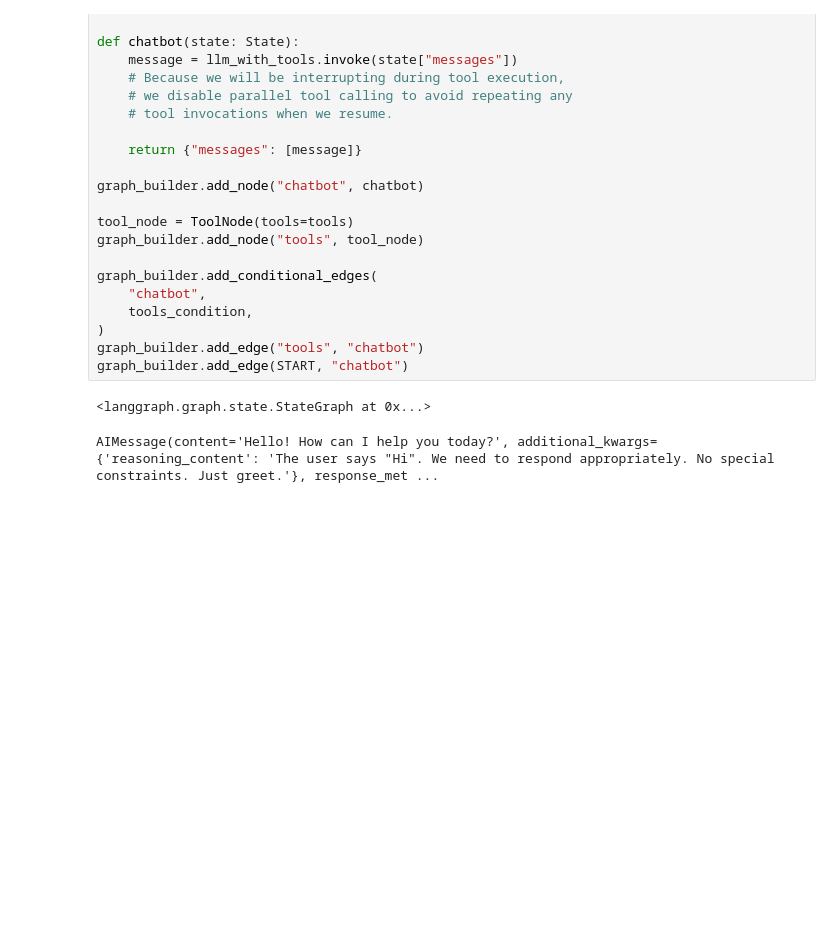
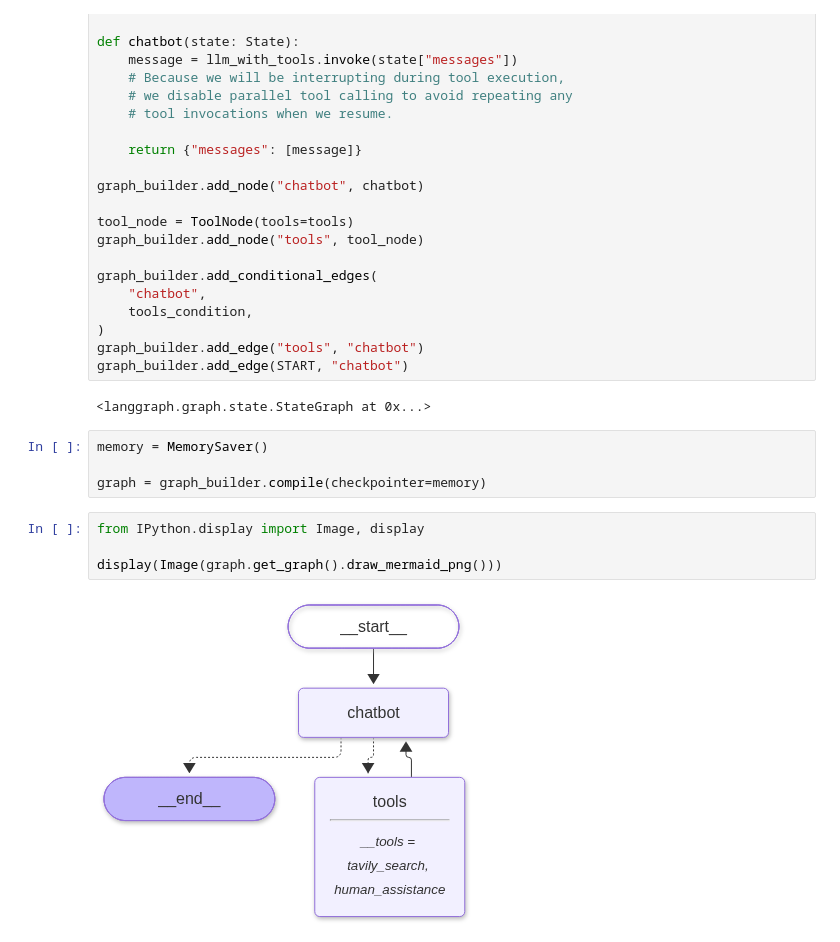
Before and after one commit to Nimesh-Aka/HiLangChain, a Jupyter notebook: BasicChatbot/2-humanintheloop.ipynb, the cells around one changed output. Drawn from its saved outputs; the diff is of its cells as text; blank space fills up the shorter version.

```diff
--- a/BasicChatbot/2-humanintheloop.ipynb
+++ b/BasicChatbot/2-humanintheloop.ipynb
@@ -58,5 +58,12 @@ graph_builder.add_edge(START, "chatbot")
 # %% [output]
 <langgraph.graph.state.StateGraph at 0x...>
 # %%
+memory = MemorySaver()
+
+graph = graph_builder.compile(checkpointer=memory)
-# %% [output]
-AIMessage(content='Hello! How can I help you today?', additional_kwargs={'reasoning_content': 'The user says "Hi". We need to respond appropriately. No special constraints. Just greet.'}, response_met ...
+# %%
+from IPython.display import Image, display
+
+display(Image(graph.get_graph().draw_mermaid_png()))
+# %% [output]
+[figure, added]
```
Also changed, not shown: parts of 2 cells of this notebook, 5 other files.
